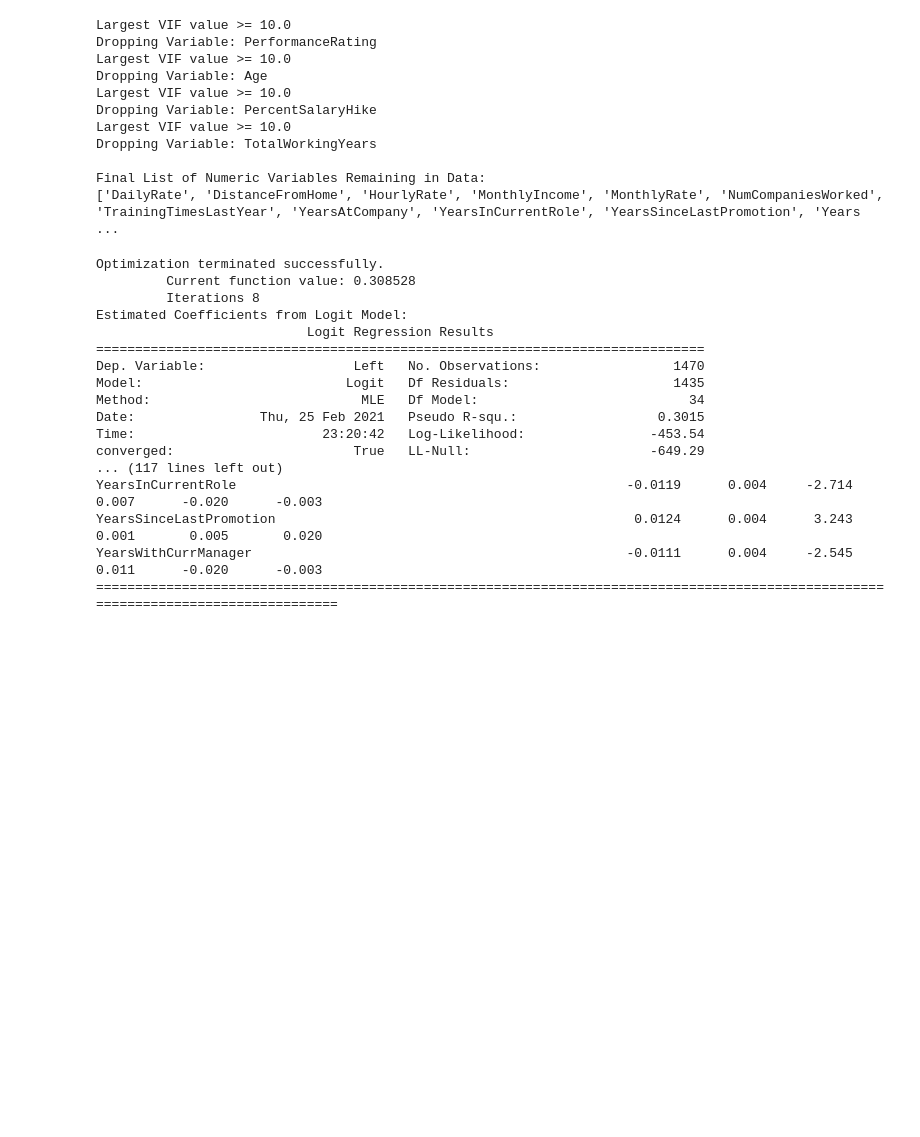
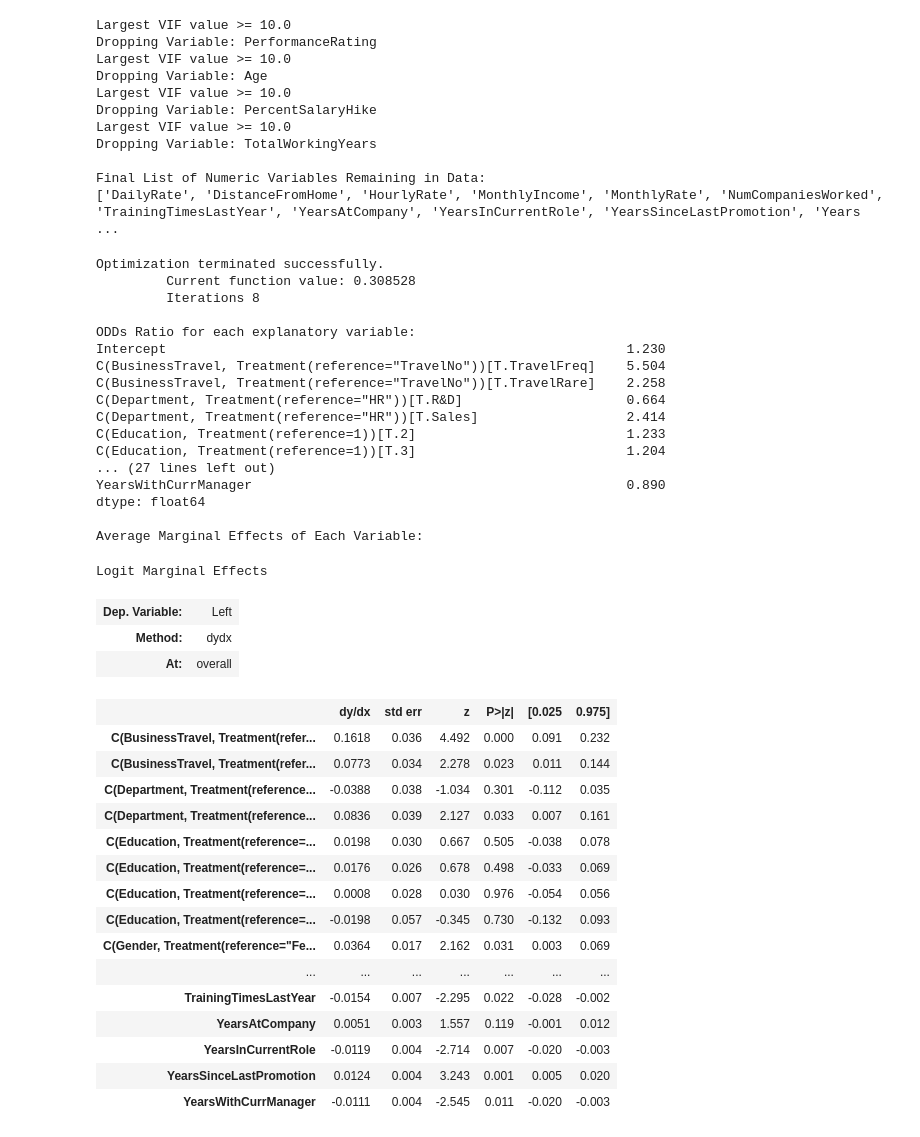
Before and after one commit to SouravSinhas/Employee-Turnover-Prediction, a Jupyter notebook: notebooks/Employee_Churn_Prediction_IBM_Regressions.ipynb, the cells around one changed output. Cells and saved outputs as stored; diff of their text form; code cells hidden in the pictures; blank space fills up the shorter version.

```diff
--- a/notebooks/Employee_Churn_Prediction_IBM_Regressions.ipynb
+++ b/notebooks/Employee_Churn_Prediction_IBM_Regressions.ipynb
@@ -308,45 +281,67 @@ Xalt = pd.concat([Xalt, X[catvars2include]], axis = 1)
 # %%
 ## To improve the interpretability of the coefficients and also to improve comparisons of the coefficients across
 ## variables conduct a logistic regression which will help estimate the increase in likelihood with each marginal
 ## change of the variables.
 formula = ('Left ~ DailyRate + DistanceFromHome + HourlyRate + MonthlyIncome + MonthlyRate + NumCompaniesWorked + ' +
           'TrainingTimesLastYear + YearsAtCompany + ' +
           'YearsInCurrentRole + YearsSinceLastPromotion + YearsWithCurrManager + ' +
           'C(BusinessTravel, Treatment(reference = "TravelNo")) + C(Department, Treatment(reference = "HR")) + ' +
           'C(Education, Treatment(reference = 1)) + C(Gender, Treatment(reference="Female")) + ' +
           'C(JobSatisfaction, Treatment(reference=1)) + C(JobLevel, Treatment(reference=1)) + ' +
           'C(StockOptionLevel, Treatment(reference=0)) + C(OverTime, Treatment(reference="No")) + ' +
           'C(WorkLifeBalance, Treatment(reference=1))')
 
 Logit_NoInteract = logit(formula, pd.concat([Xalt, Y], axis = 1)).fit(maxiter = 2000)
 
 # Now print the estimated coefficients from the Logit Model
-print('Estimated Coefficients from Logit Model:')
-print(Logit_NoInteract.summary())
+#print('Estimated Coefficients from Logit Model:')
+#print(Logit_NoInteract.summary())
 
 # Now print the ODDS ratio for each variable
+print()
 print('ODDs Ratio for each explanatory variable:')
 print(round(np.exp(Logit_NoInteract.params),3))
 
 # Now print the marginal effects of each variable at the overall level
+print()
 AME = Logit_NoInteract.get_margeff(at = 'overall', method = 'dydx')
 print('Average Marginal Effects of Each Variable:')
-print(AME.summary())
+AME.summary()
 # %% [output]
 Optimization terminated successfully.
          Current function value: 0.308528
          Iterations 8
-Estimated Coefficients from Logit Model:
-                           Logit Regression Results
-==============================================================================
-Dep. Variable:                   Left   No. Observations:                 1470
-Model:                          Logit   Df Residuals:                     1435
-Method:                           MLE   Df Model:                           34
-Date:                Thu, 25 Feb 2021   Pseudo R-squ.:                  0.3015
-Time:                        23:20:42   Log-Likelihood:                -453.54
-converged:                       True   LL-Null:                       -649.29
-... (117 lines left out)
-YearsInCurrentRole                                                  -0.0119      0.004     -2.714      0.007      -0.020      -0.003
-YearsSinceLastPromotion                                              0.0124      0.004      3.243      0.001       0.005       0.020
-YearsWithCurrManager                                                -0.0111      0.004     -2.545      0.011      -0.020      -0.003
-====================================================================================================================================
+
+ODDs Ratio for each explanatory variable:
+Intercept                                                           1.230
+C(BusinessTravel, Treatment(reference="TravelNo"))[T.TravelFreq]    5.504
+C(BusinessTravel, Treatment(reference="TravelNo"))[T.TravelRare]    2.258
+C(Department, Treatment(reference="HR"))[T.R&D]                     0.664
+C(Department, Treatment(reference="HR"))[T.Sales]                   2.414
+C(Education, Treatment(reference=1))[T.2]                           1.233
+C(Education, Treatment(reference=1))[T.3]                           1.204
+... (27 lines left out)
+YearsWithCurrManager                                                0.890
+dtype: float64
+
+Average Marginal Effects of Each Variable:
+Logit Marginal Effects
+| Dep. Variable: | Left |
+| Method: | dydx |
+| At: | overall |
+|  | dy/dx | std err | z | P>|z| | [0.025 | 0.975] |
+| C(BusinessTravel, Treatment(refer... | 0.1618 | 0.036 | 4.492 | 0.000 | 0.091 | 0.232 |
+| C(BusinessTravel, Treatment(refer... | 0.0773 | 0.034 | 2.278 | 0.023 | 0.011 | 0.144 |
+| C(Department, Treatment(reference... | -0.0388 | 0.038 | -1.034 | 0.301 | -0.112 | 0.035 |
+| C(Department, Treatment(reference... | 0.0836 | 0.039 | 2.127 | 0.033 | 0.007 | 0.161 |
+| C(Education, Treatment(reference=... | 0.0198 | 0.030 | 0.667 | 0.505 | -0.038 | 0.078 |
+| C(Education, Treatment(reference=... | 0.0176 | 0.026 | 0.678 | 0.498 | -0.033 | 0.069 |
+| C(Education, Treatment(reference=... | 0.0008 | 0.028 | 0.030 | 0.976 | -0.054 | 0.056 |
+| C(Education, Treatment(reference=... | -0.0198 | 0.057 | -0.345 | 0.730 | -0.132 | 0.093 |
+| C(Gender, Treatment(reference="Fe... | 0.0364 | 0.017 | 2.162 | 0.031 | 0.003 | 0.069 |
+| ... | ... | ... | ... | ... | ... | ... |
+| TrainingTimesLastYear | -0.0154 | 0.007 | -2.295 | 0.022 | -0.028 | -0.002 |
+| YearsAtCompany | 0.0051 | 0.003 | 1.557 | 0.119 | -0.001 | 0.012 |
+| YearsInCurrentRole | -0.0119 | 0.004 | -2.714 | 0.007 | -0.020 | -0.003 |
+| YearsSinceLastPromotion | 0.0124 | 0.004 | 3.243 | 0.001 | 0.005 | 0.020 |
+| YearsWithCurrManager | -0.0111 | 0.004 | -2.545 | 0.011 | -0.020 | -0.003 |
```
Also changed, not shown: parts of 10 cells of this notebook, 3 other files.
